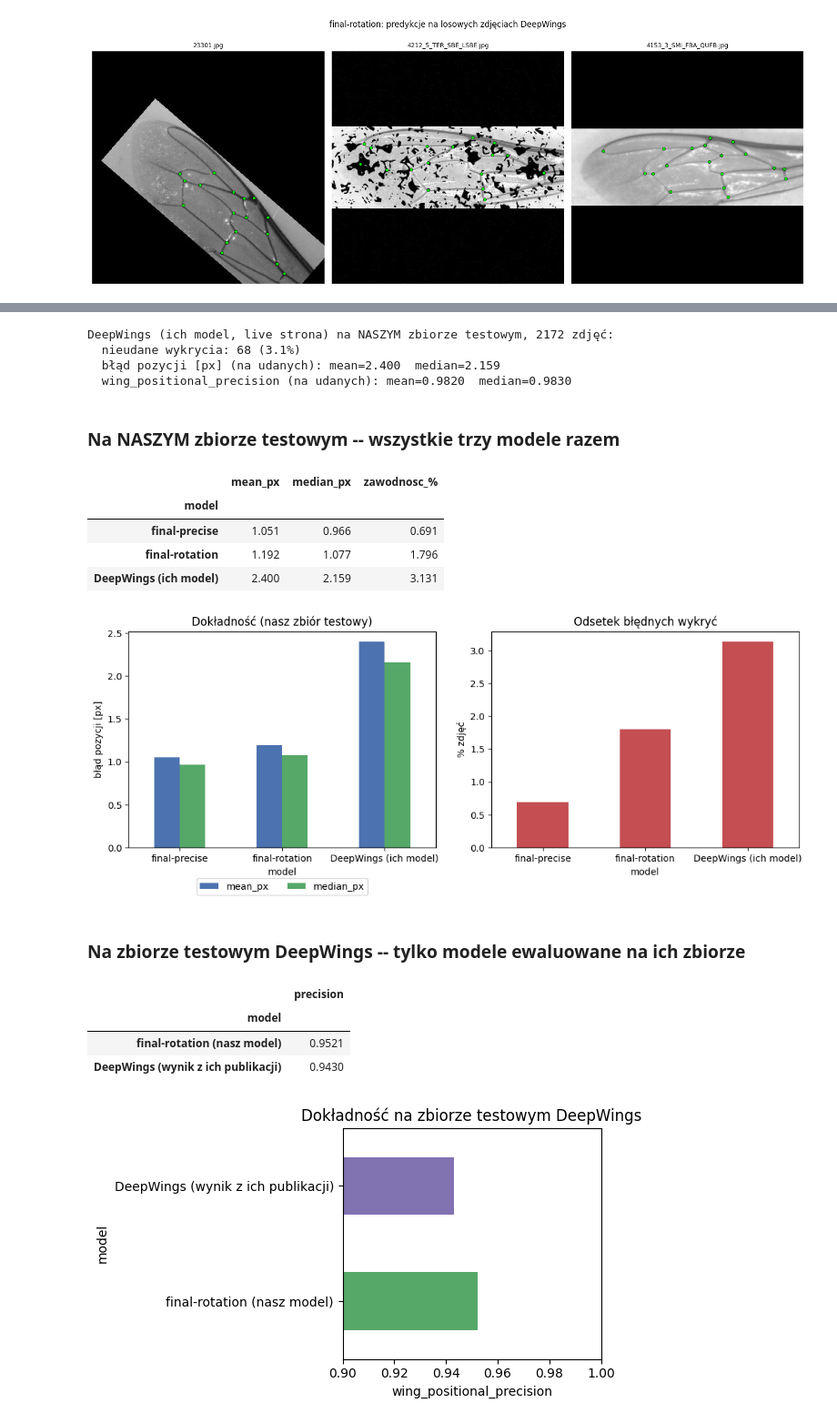
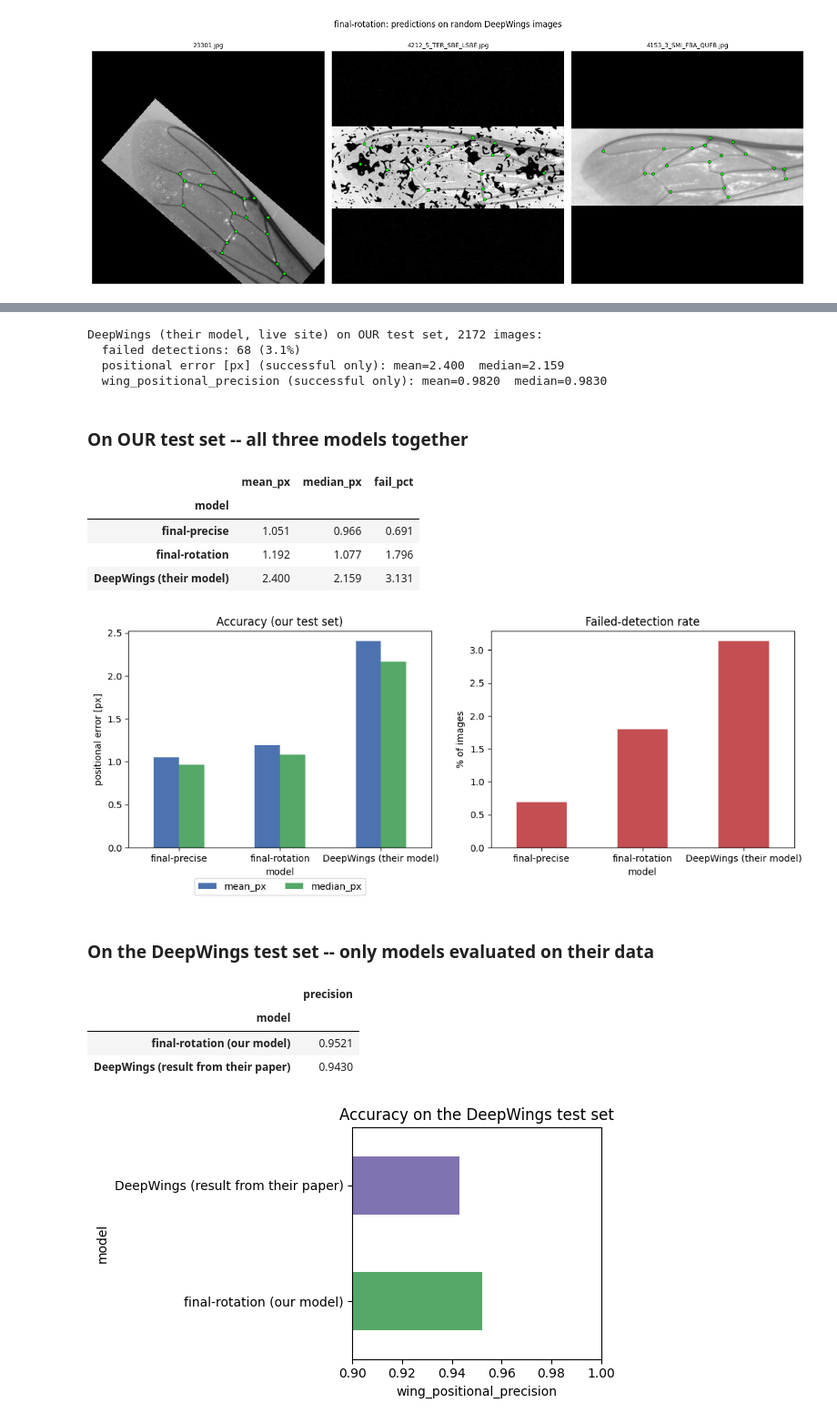
Before and after one commit to mkrajew/bees, a Jupyter notebook: notebooks/29_final_results_showcase.ipynb, the cells around one changed output, grey strips where cells are left out. Shown at 91% size. Drawn from its saved outputs; the diff is of its cells as text; code cells hidden in the pictures.

```diff
--- a/notebooks/29_final_results_showcase.ipynb
+++ b/notebooks/29_final_results_showcase.ipynb
@@ -226,61 +226,61 @@ for fname, raw_coords in dw_live_raw.items():
 dw_precisions = np.array(dw_precisions)
 dw_px_errors = np.array(dw_px_errors)
 dw_fail_pct = 100 * n_fail / len(dw_live_raw)
-print(f"DeepWings (ich model, live strona) na NASZYM zbiorze testowym, {len(dw_live_raw)} zdjęć:")
-print(f"  nieudane wykrycia: {n_fail} ({dw_fail_pct:.1f}%)")
-print(f"  błąd pozycji [px] (na udanych): mean={dw_px_errors.mean():.3f}  median={np.median(dw_px_errors):.3f}")
-print(f"  wing_positional_precision (na udanych): mean={dw_precisions.mean():.4f}  median={np.median(dw_precisions):.4f}")
+print(f"DeepWings (their model, live site) on OUR test set, {len(dw_live_raw)} images:")
+print(f"  failed detections: {n_fail} ({dw_fail_pct:.1f}%)")
+print(f"  positional error [px] (successful only): mean={dw_px_errors.mean():.3f}  median={np.median(dw_px_errors):.3f}")
+print(f"  wing_positional_precision (successful only): mean={dw_precisions.mean():.4f}  median={np.median(dw_precisions):.4f}")
 # %% [output]
-DeepWings (ich model, live strona) na NASZYM zbiorze testowym, 2172 zdjęć:
-  nieudane wykrycia: 68 (3.1%)
-  błąd pozycji [px] (na udanych): mean=2.400  median=2.159
-  wing_positional_precision (na udanych): mean=0.9820  median=0.9830
+DeepWings (their model, live site) on OUR test set, 2172 images:
+  failed detections: 68 (3.1%)
+  positional error [px] (successful only): mean=2.400  median=2.159
+  wing_positional_precision (successful only): mean=0.9820  median=0.9830
-# %% [markdown]
-### Na NASZYM zbiorze testowym -- wszystkie trzy modele razem
+# %% [markdown]
+### On OUR test set -- all three models together
 # %%
 our_testset_comparison = pd.DataFrame([
-    {"model": "final-precise", "mean_px": results_precise["mean_px"], "median_px": results_precise["median_px"], "zawodnosc_%": results_precise["wrong_pct"]},
-    {"model": "final-rotation", "mean_px": results_rotation["mean_px"], "median_px": results_rotation["median_px"], "zawodnosc_%": results_rotation["wrong_pct"]},
-    {"model": "DeepWings (ich model)", "mean_px": dw_px_errors.mean(), "median_px": float(np.median(dw_px_errors)), "zawodnosc_%": dw_fail_pct},
+    {"model": "final-precise", "mean_px": results_precise["mean_px"], "median_px": results_precise["median_px"], "fail_pct": results_precise["wrong_pct"]},
+    {"model": "final-rotation", "mean_px": results_rotation["mean_px"], "median_px": results_rotation["median_px"], "fail_pct": results_rotation["wrong_pct"]},
+    {"model": "DeepWings (their model)", "mean_px": dw_px_errors.mean(), "median_px": float(np.median(dw_px_errors)), "fail_pct": dw_fail_pct},
 ]).set_index("model")
 display(our_testset_comparison.round(3))
 
 fig, axes = plt.subplots(1, 2, figsize=(11, 4.5))
 our_testset_comparison[["mean_px", "median_px"]].plot.bar(ax=axes[0], rot=0, color=["#4C72B0", "#55A868"])
-axes[0].set_ylabel("błąd pozycji [px]")
-axes[0].set_title("Dokładność (nasz zbiór testowy)")
+axes[0].set_ylabel("positional error [px]")
+axes[0].set_title("Accuracy (our test set)")
 axes[0].legend(loc="upper center", bbox_to_anchor=(0.5, -0.12), ncol=2)
-our_testset_comparison[["zawodnosc_%"]].plot.bar(ax=axes[1], rot=0, legend=False, color="#C44E52")
-axes[1].set_ylabel("% zdjęć")
-axes[1].set_title("Odsetek błędnych wykryć")
+our_testset_comparison[["fail_pct"]].plot.bar(ax=axes[1], rot=0, legend=False, color="#C44E52")
+axes[1].set_ylabel("% of images")
+axes[1].set_title("Failed-detection rate")
 plt.tight_layout()
 plt.show()
 # %% [output]
-|  | mean_px | median_px | zawodnosc_% |
+|  | mean_px | median_px | fail_pct |
 | model |  |  |  |
 | final-precise | 1.051 | 0.966 | 0.691 |
 | final-rotation | 1.192 | 1.077 | 1.796 |
-| DeepWings (ich model) | 2.400 | 2.159 | 3.131 |
+| DeepWings (their model) | 2.400 | 2.159 | 3.131 |
-[figure, old version]
+[figure, new version]
-# %% [markdown]
-### Na zbiorze testowym DeepWings -- tylko modele ewaluowane na ich zbiorze
+# %% [markdown]
+### On the DeepWings test set -- only models evaluated on their data
 # %%
 deepwings_testset_comparison = pd.DataFrame([
-    {"model": "final-rotation (nasz model)", "precision": dw_result["precision_mean"]},
-    {"model": "DeepWings (wynik z ich publikacji)", "precision": 0.943},
+    {"model": "final-rotation (our model)", "precision": dw_result["precision_mean"]},
+    {"model": "DeepWings (result from their paper)", "precision": 0.943},
 ]).set_index("model")
 display(deepwings_testset_comparison.round(4))
 
 fig, ax = plt.subplots(figsize=(6, 3.5))
 deepwings_testset_comparison["precision"].plot.barh(ax=ax, color=["#55A868", "#8172B2"])
 ax.set_xlim(0.9, 1.0)
 ax.set_xlabel("wing_positional_precision")
-ax.set_title("Dokładność na zbiorze testowym DeepWings")
+ax.set_title("Accuracy on the DeepWings test set")
 plt.tight_layout()
 plt.show()
 # %% [output]
 |  | precision |
 | model |  |
-| final-rotation (nasz model) | 0.9521 |
-| DeepWings (wynik z ich publikacji) | 0.9430 |
+| final-rotation (our model) | 0.9521 |
+| DeepWings (result from their paper) | 0.9430 |
-[figure, old version]
+[figure, new version]
```
Also changed, not shown: parts of 16 cells of this notebook.
